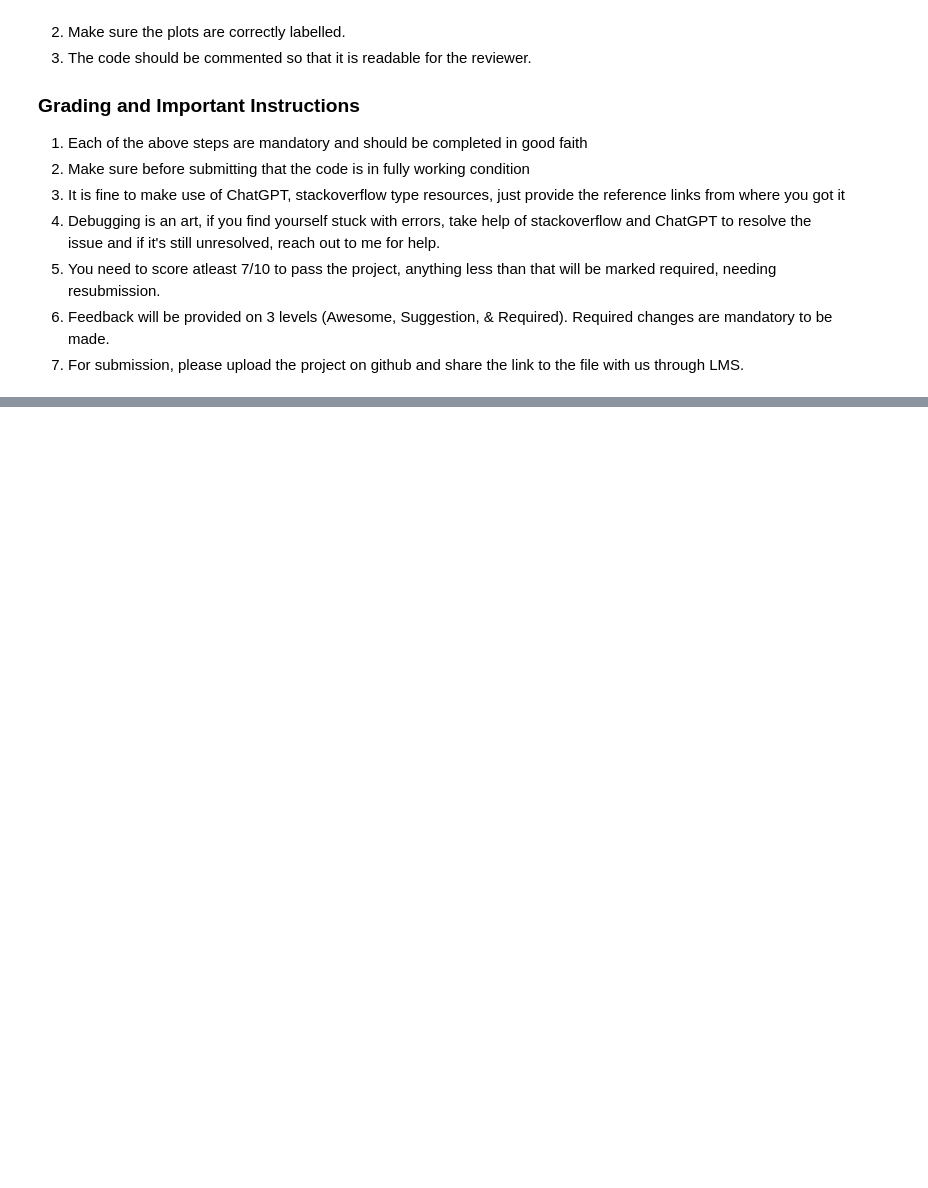
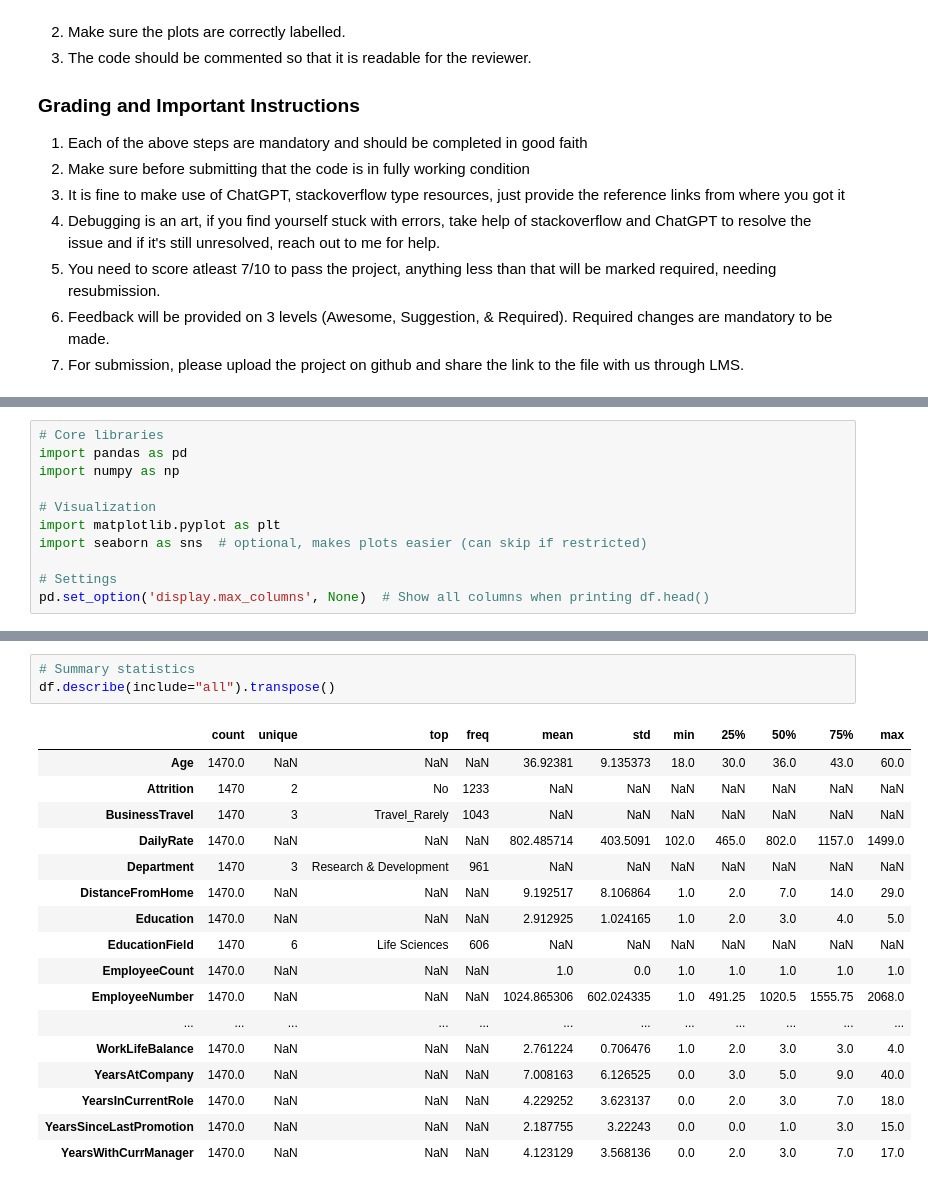
Before and after one commit to ParthKalani/HR-analytics, a Jupyter notebook: HR-analytics-pipeline.ipynb, the cells around one changed output, grey strips where cells are left out. Saved outputs shown, nothing was run; the diff lists cells and outputs as text; blank space fills up the shorter version.

```diff
--- a/HR-analytics-pipeline.ipynb
+++ b/HR-analytics-pipeline.ipynb
@@ -53,0 +56,11 @@ The HR Attrition dataset, albeit fictional, serves the purpose of identifying ke
+# %%
+# Core libraries
+import pandas as pd
+import numpy as np
+
+# Visualization
+import matplotlib.pyplot as plt
+import seaborn as sns  # optional, makes plots easier (can skip if restricted)
+
+# Settings
+pd.set_option('display.max_columns', None)  # Show all columns when printing df.head()
@@ -53,0 +82,21 @@ The HR Attrition dataset, albeit fictional, serves the purpose of identifying ke
+# %%
+# Summary statistics
+df.describe(include="all").transpose()
+# %% [output]
+|  | count | unique | top | freq | mean | std | min | 25% | 50% | 75% | max |
+| Age | 1470.0 | NaN | NaN | NaN | 36.92381 | 9.135373 | 18.0 | 30.0 | 36.0 | 43.0 | 60.0 |
+| Attrition | 1470 | 2 | No | 1233 | NaN | NaN | NaN | NaN | NaN | NaN | NaN |
+| BusinessTravel | 1470 | 3 | Travel_Rarely | 1043 | NaN | NaN | NaN | NaN | NaN | NaN | NaN |
+| DailyRate | 1470.0 | NaN | NaN | NaN | 802.485714 | 403.5091 | 102.0 | 465.0 | 802.0 | 1157.0 | 1499.0 |
+| Department | 1470 | 3 | Research & Development | 961 | NaN | NaN | NaN | NaN | NaN | NaN | NaN |
+| DistanceFromHome | 1470.0 | NaN | NaN | NaN | 9.192517 | 8.106864 | 1.0 | 2.0 | 7.0 | 14.0 | 29.0 |
+| Education | 1470.0 | NaN | NaN | NaN | 2.912925 | 1.024165 | 1.0 | 2.0 | 3.0 | 4.0 | 5.0 |
+| EducationField | 1470 | 6 | Life Sciences | 606 | NaN | NaN | NaN | NaN | NaN | NaN | NaN |
+| EmployeeCount | 1470.0 | NaN | NaN | NaN | 1.0 | 0.0 | 1.0 | 1.0 | 1.0 | 1.0 | 1.0 |
+| EmployeeNumber | 1470.0 | NaN | NaN | NaN | 1024.865306 | 602.024335 | 1.0 | 491.25 | 1020.5 | 1555.75 | 2068.0 |
+| ... | ... | ... | ... | ... | ... | ... | ... | ... | ... | ... | ... |
+| WorkLifeBalance | 1470.0 | NaN | NaN | NaN | 2.761224 | 0.706476 | 1.0 | 2.0 | 3.0 | 3.0 | 4.0 |
+| YearsAtCompany | 1470.0 | NaN | NaN | NaN | 7.008163 | 6.126525 | 0.0 | 3.0 | 5.0 | 9.0 | 40.0 |
+| YearsInCurrentRole | 1470.0 | NaN | NaN | NaN | 4.229252 | 3.623137 | 0.0 | 2.0 | 3.0 | 7.0 | 18.0 |
+| YearsSinceLastPromotion | 1470.0 | NaN | NaN | NaN | 2.187755 | 3.22243 | 0.0 | 0.0 | 1.0 | 3.0 | 15.0 |
+| YearsWithCurrManager | 1470.0 | NaN | NaN | NaN | 4.123129 | 3.568136 | 0.0 | 2.0 | 3.0 | 7.0 | 17.0 |
```
Also changed, not shown: parts of 17 cells of this notebook.
